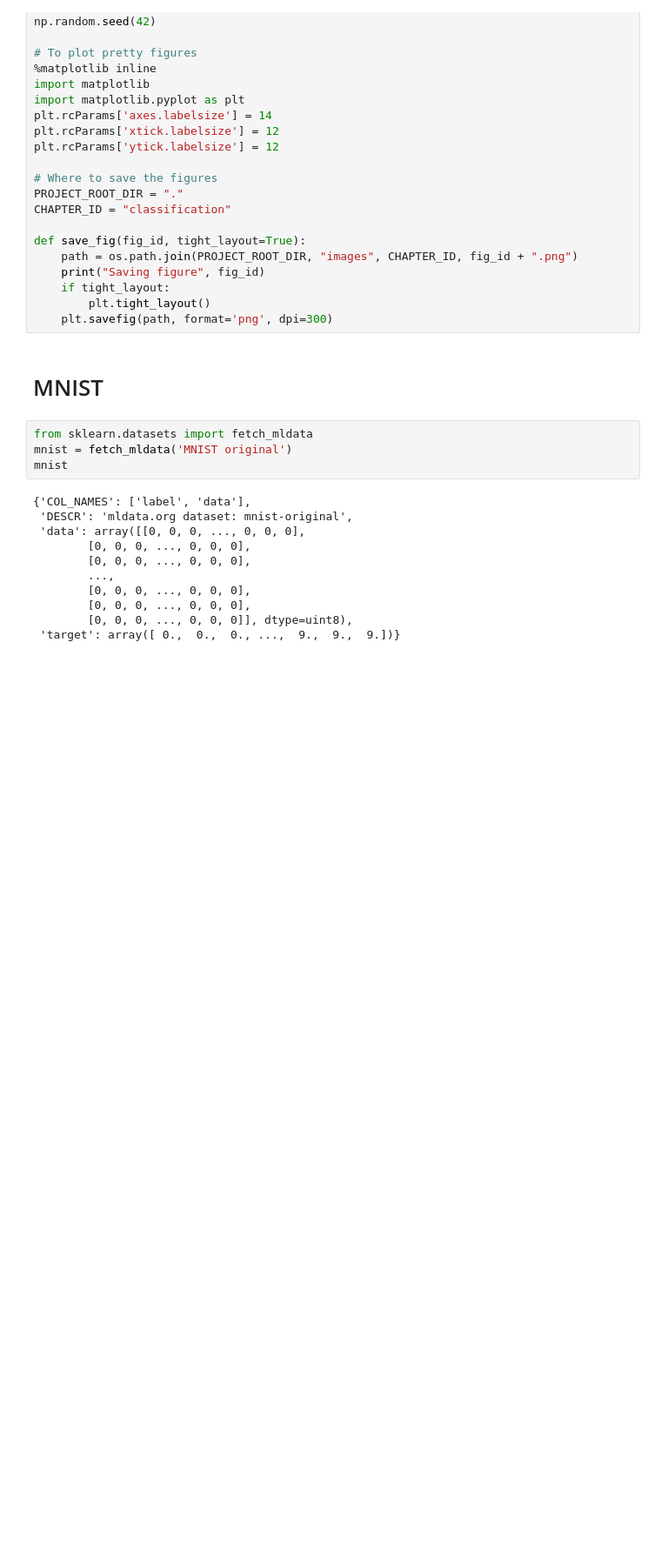
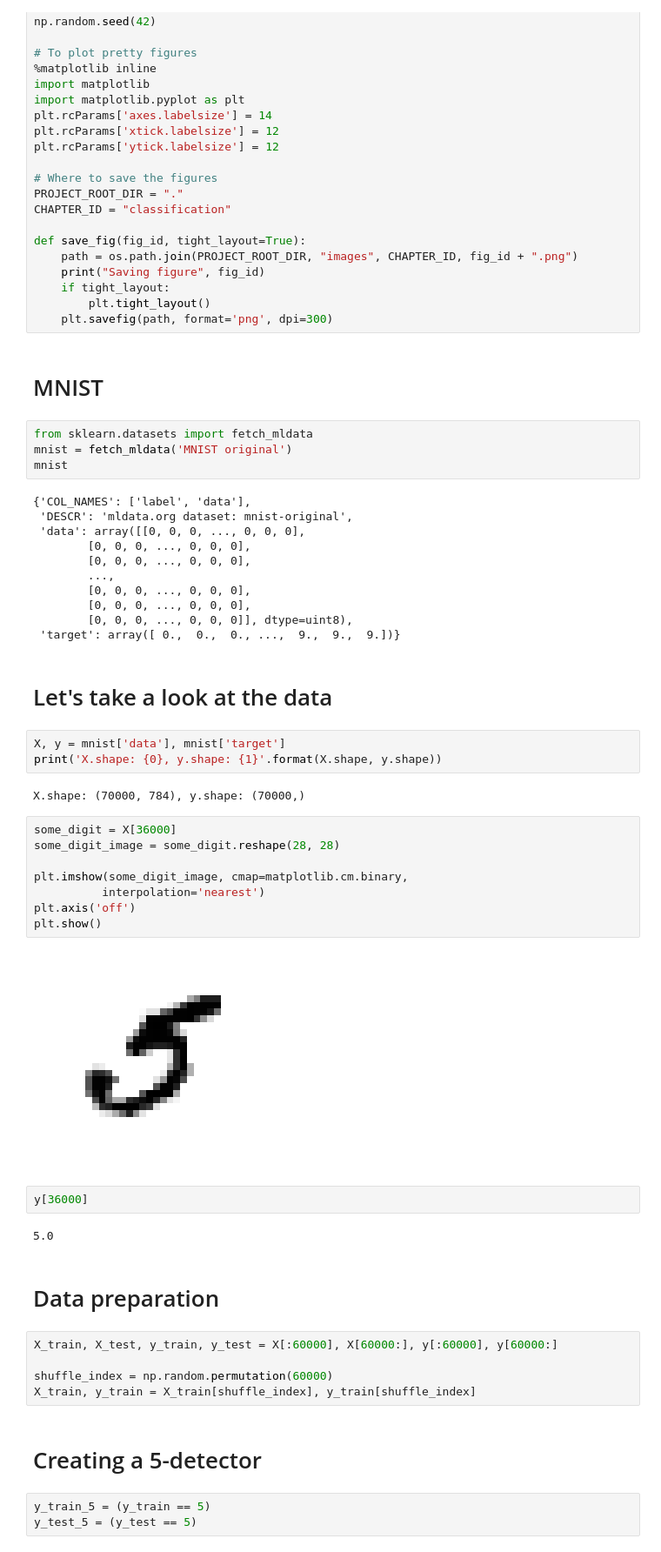
Before and after one commit to jkallioniemi/hands-on-ml-exercises, a Jupyter notebook: 3-classification/classification.ipynb, the cells around one changed output. Shown: that part at 87% size. Cells and saved outputs as stored; diff of their text form; blank space fills up the shorter version.

```diff
--- a/3-classification/classification.ipynb
+++ b/3-classification/classification.ipynb
@@ -46,3 +46,36 @@ mnist
         [0, 0, 0, ..., 0, 0, 0],
         [0, 0, 0, ..., 0, 0, 0]], dtype=uint8),
  'target': array([ 0.,  0.,  0., ...,  9.,  9.,  9.])}
+# %% [markdown]
+# Let's take a look at the data
+# %%
+X, y = mnist['data'], mnist['target']
+print('X.shape: {0}, y.shape: {1}'.format(X.shape, y.shape))
+# %% [output]
+X.shape: (70000, 784), y.shape: (70000,)
+# %%
+some_digit = X[36000]
+some_digit_image = some_digit.reshape(28, 28)
+
+plt.imshow(some_digit_image, cmap=matplotlib.cm.binary,
+          interpolation='nearest')
+plt.axis('off')
+plt.show()
+# %% [output]
+[figure, added]
+# %%
+y[36000]
+# %% [output]
+5.0
+# %% [markdown]
+# Data preparation
+# %%
+X_train, X_test, y_train, y_test = X[:60000], X[60000:], y[:60000], y[60000:]
+
+shuffle_index = np.random.permutation(60000)
+X_train, y_train = X_train[shuffle_index], y_train[shuffle_index]
+# %% [markdown]
+# Creating a 5-detector
+# %%
+y_train_5 = (y_train == 5)
+y_test_5 = (y_test == 5)
```
Also changed, not shown: parts of 21 cells of this notebook.
